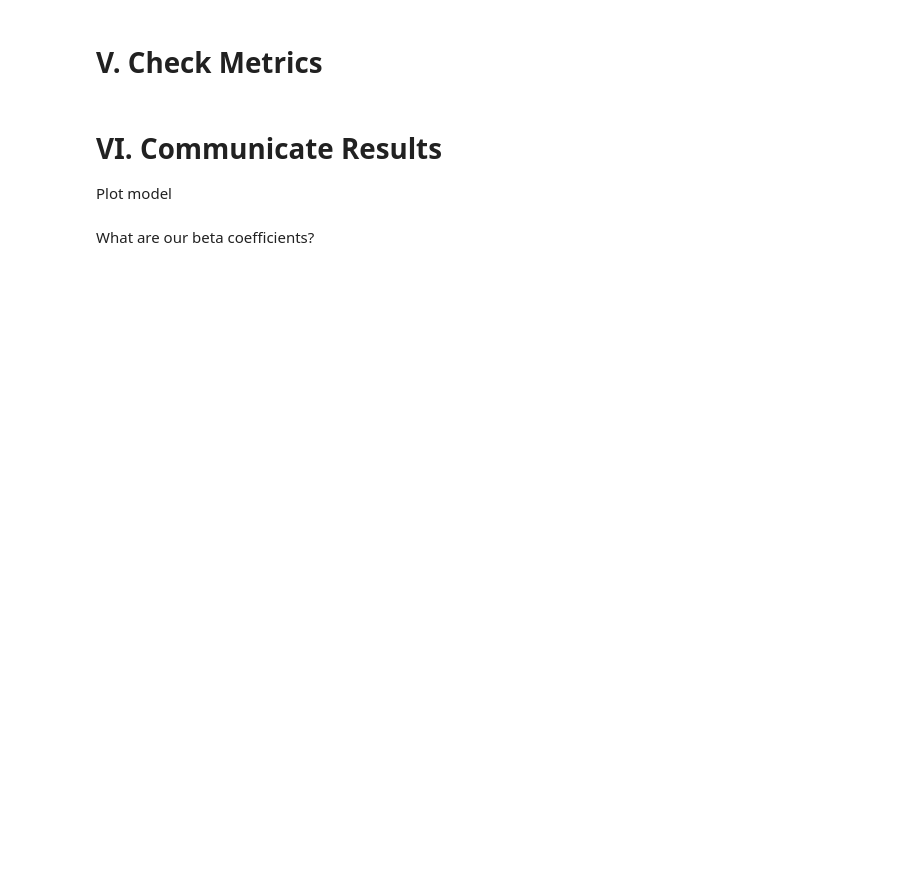
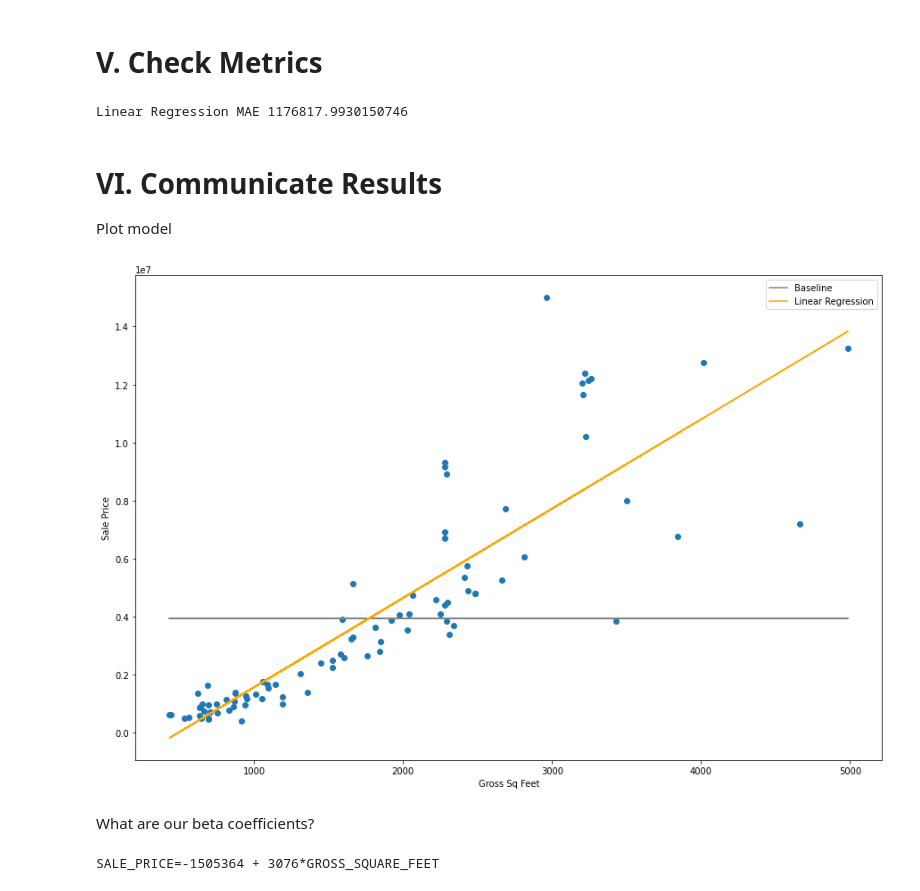
Before and after one commit to Vasanta2002/Sprint_5_linear_models, a Jupyter notebook: JDS_SHR_211_guided_project_notes.ipynb, the cells around one changed output. Saved outputs shown, nothing was run; the diff lists cells and outputs as text; code cells hidden in the pictures; blank space fills up the shorter version.

```diff
--- a/JDS_SHR_211_guided_project_notes.ipynb
+++ b/JDS_SHR_211_guided_project_notes.ipynb
@@ -106,9 +106,10 @@ plt.legend();
 
 
 #step 2:Instantiate my predictor
-
+model_lr = LinearRegression()
 
 # Step 3: fit my model
-
+model_lr.fit(X,y)
 
 # step 4: make predictions
+y_pred_lr = model_lr.predict(X)
@@ -116,7 +137,9 @@ plt.legend();
 # V. Check Metrics
 # %%
 #MAE of LinearRegression model
-print('Linear Regression MAE', )
+print('Linear Regression MAE', mean_absolute_error(y, y_pred_lr) )
+# %% [output]
+Linear Regression MAE 1176817.9930150746
 # %% [markdown]
 # VI. Communicate Results
 
@@ -124,11 +147,13 @@ Plot model
 # %%
 # Plotting baseline and our model to interpret the differences between the two methods.
 plt.figure(figsize=(15, 10))
 plt.scatter(X, y)
-plt.plot(X, y_pred, label='Baseline', color='grey')
+plt.plot(X, y_baseline_pred, label='Baseline', color='grey')
 plt.plot(X, y_pred_lr, label='Linear Regression', color='orange')
 plt.xlabel('Gross Sq Feet')
 plt.ylabel('Sale Price')
 plt.legend();
+# %% [output]
+[figure, added]
 # %% [markdown]
 What are our beta coefficients?
@@ -135,4 +164,6 @@ What are our beta coefficients?
 # %%
 # final equation
 # %%
-print(f'SALE_PRICE={} + {}*GROSS_SQUARE_FEET')
+print(f'SALE_PRICE={intercept} + {coef}*GROSS_SQUARE_FEET')
+# %% [output]
+SALE_PRICE=-1505364 + 3076*GROSS_SQUARE_FEET
```
Also changed, not shown: parts of 3 cells of this notebook.
